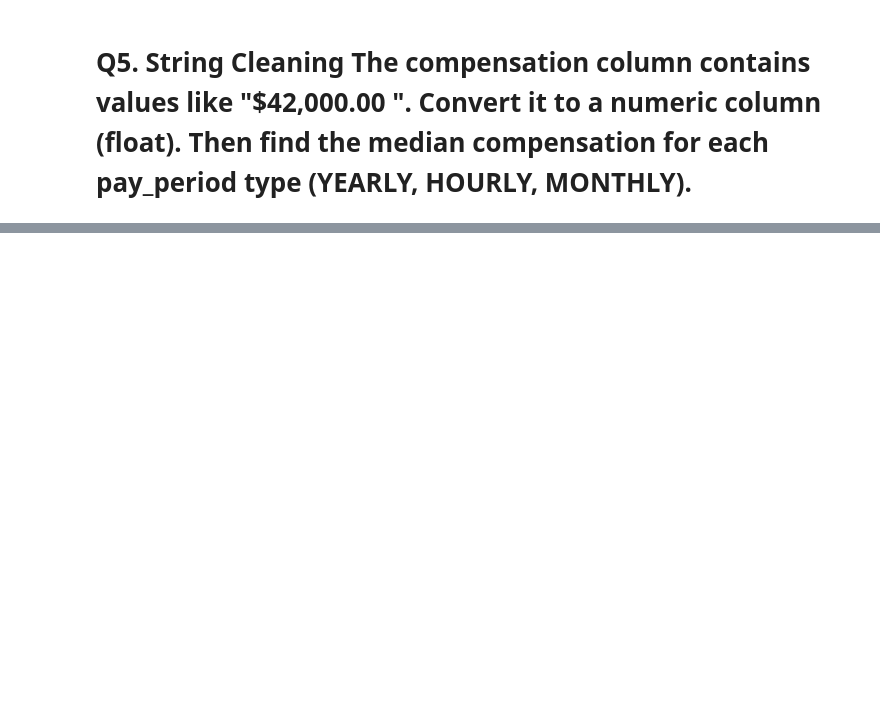
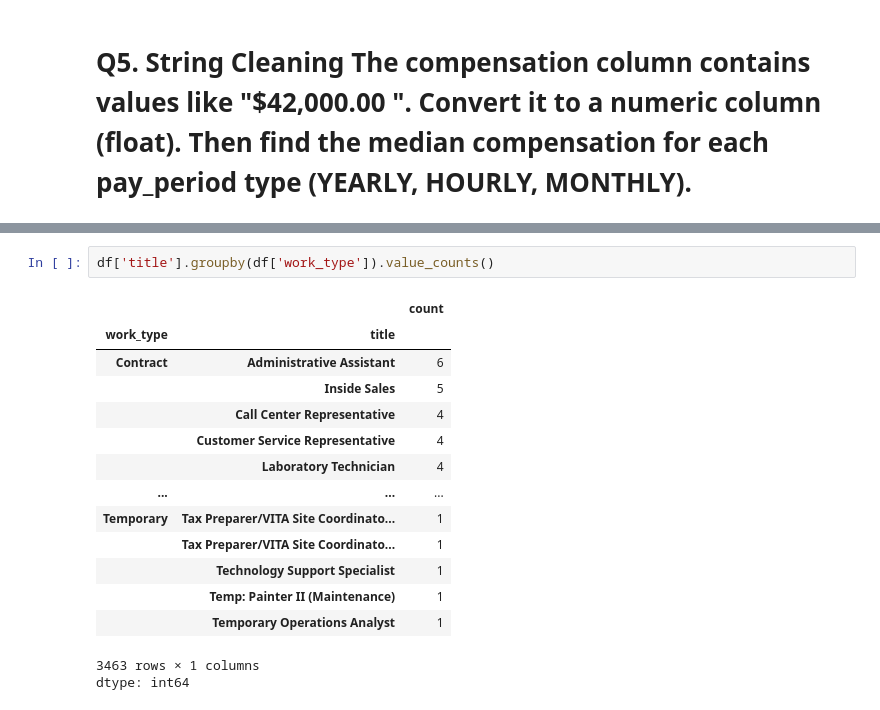
Before and after one commit to soumensen411/Job-Postings-EDA-with-Pandas, a Jupyter notebook: pandas_exercise.ipynb, the cells around one changed output, grey strips where cells are left out. Saved outputs shown, nothing was run; the diff lists cells and outputs as text; blank space fills up the shorter version.

```diff
--- a/pandas_exercise.ipynb
+++ b/pandas_exercise.ipynb
@@ -132,0 +186,18 @@ Sales                    42.955056   9.233708
+# %%
+df['title'].groupby(df['work_type']).value_counts()
+# %% [output]
+|  |  | count |
+| work_type | title |  |
+| Contract | Administrative Assistant | 6 |
+|  | Inside Sales | 5 |
+|  | Call Center Representative | 4 |
+|  | Customer Service Representative | 4 |
+|  | Laboratory Technician | 4 |
+| ... | ... | ... |
+| Temporary | Tax Preparer/VITA Site Coordinato... | 1 |
+|  | Tax Preparer/VITA Site Coordinato... | 1 |
+|  | Technology Support Specialist | 1 |
+|  | Temp: Painter II (Maintenance) | 1 |
+|  | Temporary Operations Analyst | 1 |
+3463 rows × 1 columns
+dtype: int64
```
Also changed, not shown: parts of 10 cells of this notebook.
